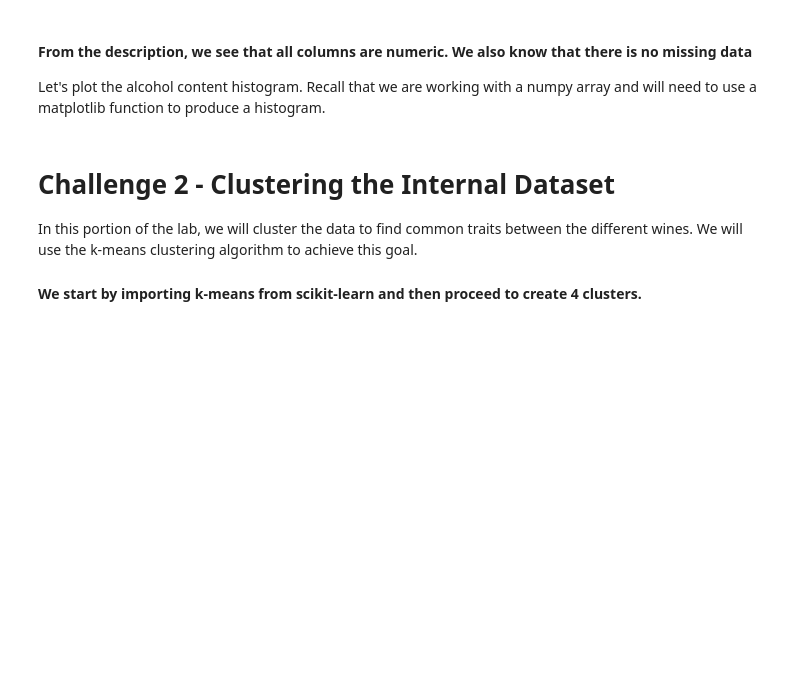
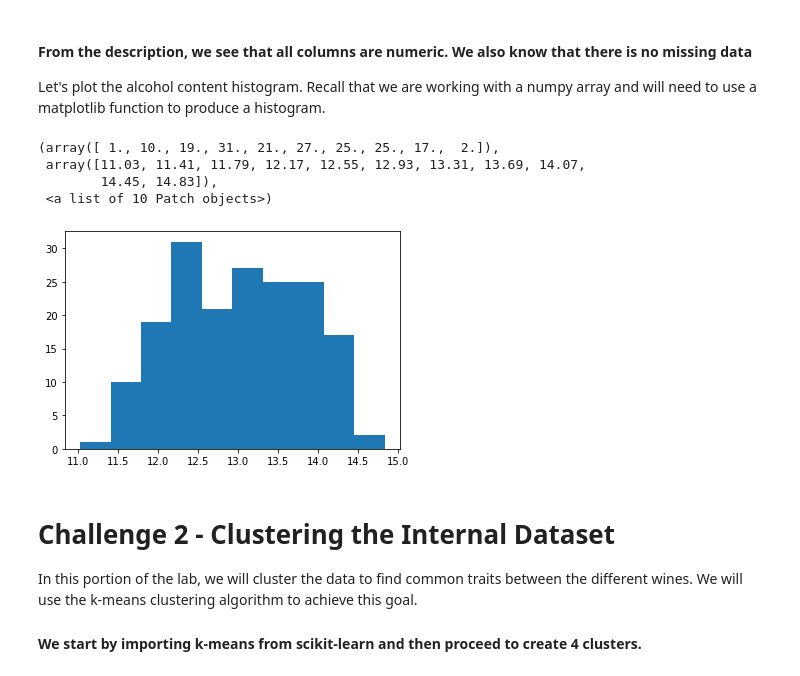
Before and after one commit to ironhack-datalabs/dataV2-labs, a Jupyter notebook: module-3/Unsupervised-Sklearn/your-code/main.ipynb, the cells around one changed output. Drawn from its saved outputs; the diff is of its cells as text; code cells hidden in the pictures; blank space fills up the shorter version.

```diff
--- a/module-3/Unsupervised-Sklearn/your-code/main.ipynb
+++ b/module-3/Unsupervised-Sklearn/your-code/main.ipynb
@@ -20,2 +19,4 @@ In the cell below, use the `load_wine` function and assign the wine dataset to a
+# %%
+wine = load_wine()
 # %% [markdown]
 In the next step, list the keys of the variable `wine` to examine its contents. Note that the `load_wine` function does not return dataframes. It returns you a Python dictionary.
@@ -42,3 +76,12 @@ Let's plot the alcohol content histogram. Recall that we are working with a nump
+# %%
+create_df = pd.DataFrame(wine.data, columns=wine.feature_names)
+plt.hist(create_df.alcohol)
+# %% [output]
+(array([ 1., 10., 19., 31., 21., 27., 25., 25., 17.,  2.]),
+ array([11.03, 11.41, 11.79, 12.17, 12.55, 12.93, 13.31, 13.69, 14.07,
+        14.45, 14.83]),
+ <a list of 10 Patch objects>)
+[figure, added]
 # %% [markdown]
 # Challenge 2 - Clustering the Internal Dataset
 
```
Also changed, not shown: parts of 69 cells of this notebook.
